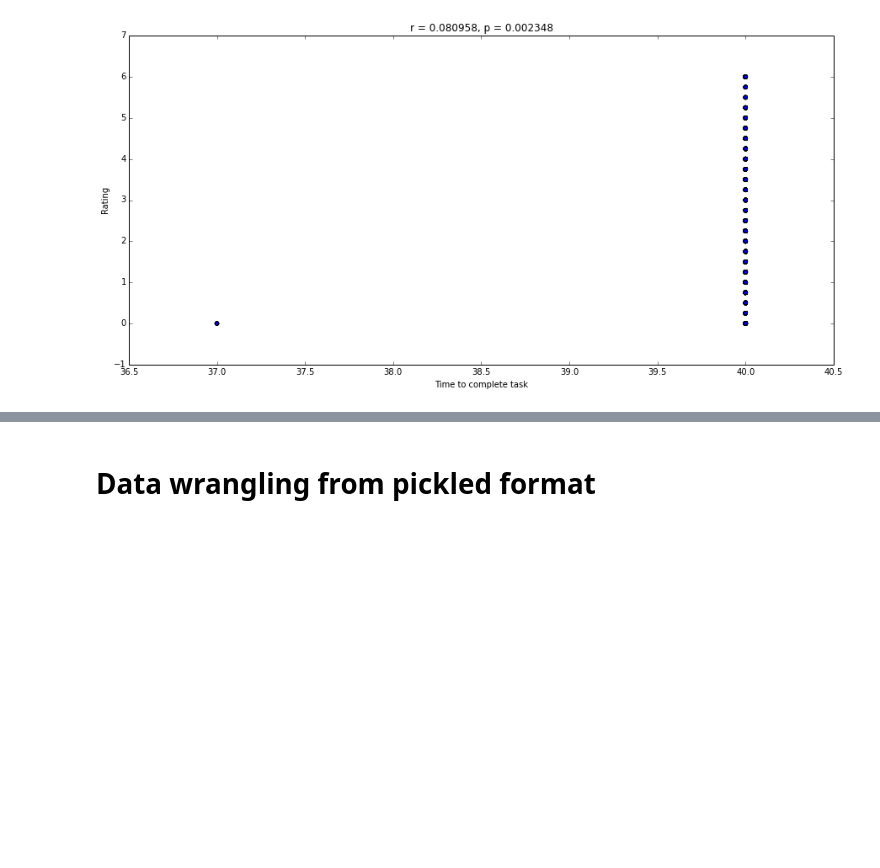
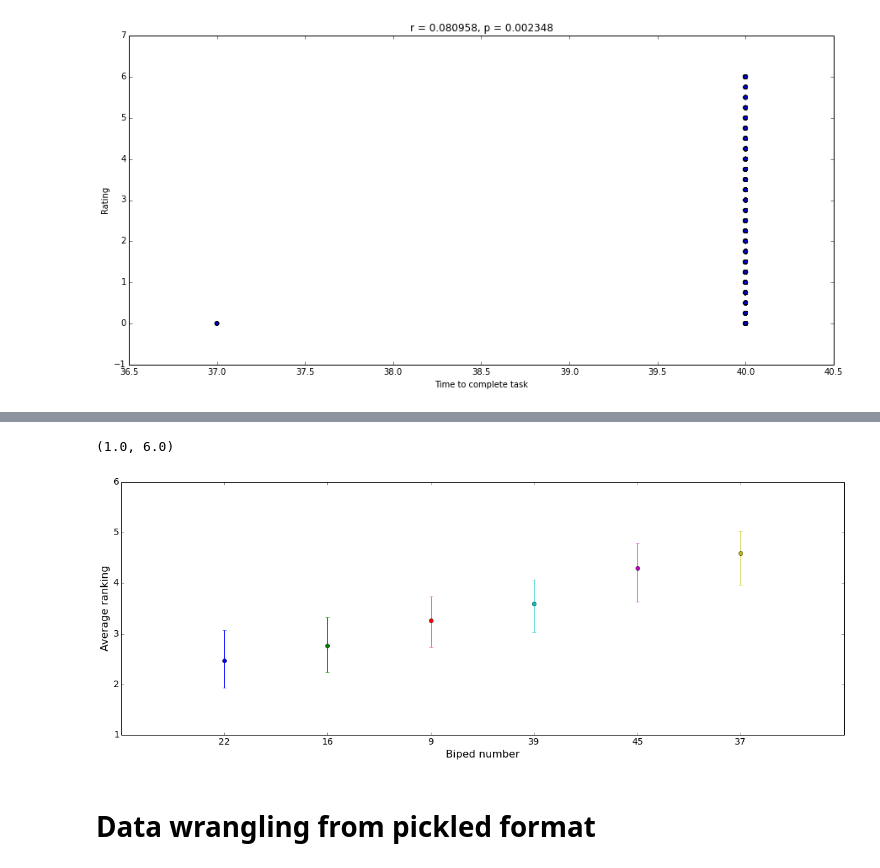
Before and after one commit to rhiever/AMT-biped-analysis, a Jupyter notebook: Biped AMT ratings.ipynb, the cells around one changed output, grey strips where cells are left out. Drawn from its saved outputs; the diff is of its cells as text; code cells hidden in the pictures; blank space fills up the shorter version.

```diff
--- a/Biped AMT ratings.ipynb
+++ b/Biped AMT ratings.ipynb
@@ -245,3 +332,40 @@ ylabel("Rating")
+# %%
+from collections import defaultdict
+
+biped_rankings = defaultdict(list)
+biped_avg_rankings = defaultdict(float)
+
+for i, group in biped_ratings.groupby("amt_rating_set"):
+    for rank, (j, row) in enumerate(group.sort("amt_user_rating", ascending=False).iterrows()):
+        biped_rankings[row["biped_num"]].append(rank + 1)
+
+for biped in biped_rankings.keys():
+    biped_avg_rankings[biped] = mean(biped_rankings[biped])
+# %%
+import scikits.bootstrap as bootstrap
+import scipy
+
+biped_nums = []
+
+figure(figsize=(20, 7))
+
+for i, biped in enumerate(sorted(biped_avg_rankings, key=biped_avg_rankings.get)):
+    biped_nums.append(biped)
+    conf_int = bootstrap.ci(data=biped_rankings[biped], statfunction=scipy.mean)
+    errorbar(x=[i], y=[biped_avg_rankings[biped]],
+             yerr=[[biped_avg_rankings[biped] - conf_int[0]],
+                   [conf_int[1] - biped_avg_rankings[biped]]],
+             fmt="o")
+
+xticks(range(len(biped_nums)), biped_nums, fontsize=14)
+yticks(fontsize=14)
+xlabel("Biped number", fontsize=16)
+ylabel("Average ranking", fontsize=16)
+xlim(-1, 6)
+ylim(1.0, 6.0)
+# %% [output]
+(1.0, 6.0)
+[figure, added]
 # %% [markdown]
 # Data wrangling from pickled format
 # %%
```
Also changed, not shown: parts of 7 cells of this notebook.
